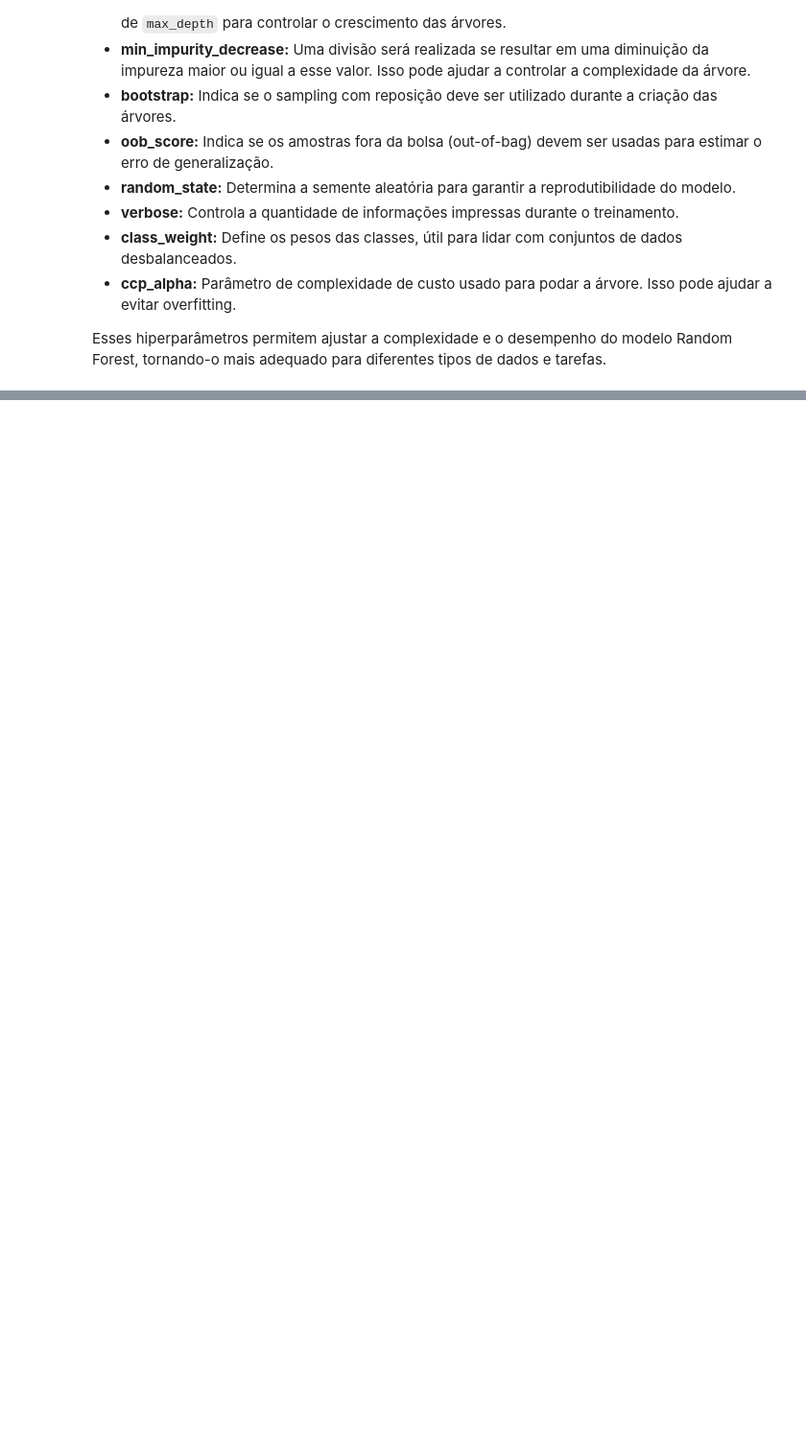
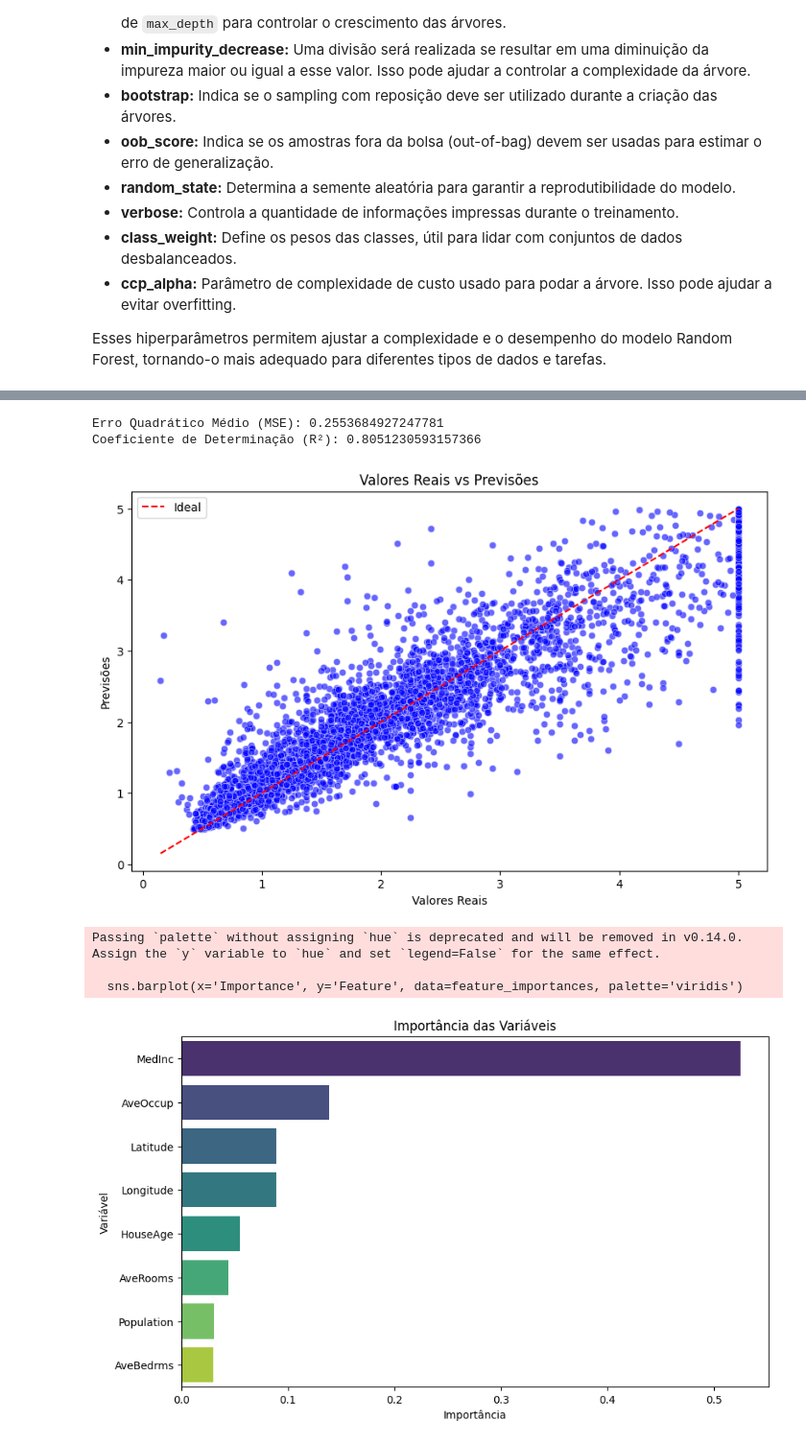
Before and after one commit to enzoschitini/machine-learning, a Jupyter notebook: Random Forest/Random Forest.ipynb, the cells around one changed output, grey strips where cells are left out. Shown: that part at 96% size. Cells and saved outputs as stored; diff of their text form; code cells hidden in the pictures; blank space fills up the shorter version.

```diff
--- a/Random Forest/Random Forest.ipynb
+++ b/Random Forest/Random Forest.ipynb
@@ -84,0 +166,79 @@ Esses hiperparâmetros permitem ajustar a complexidade e o desempenho do modelo
+# %%
+import pandas as pd
+import matplotlib.pyplot as plt
+import seaborn as sns
+from sklearn.datasets import fetch_california_housing
+from sklearn.model_selection import train_test_split
+from sklearn.ensemble import RandomForestRegressor
+from sklearn.metrics import mean_squared_error, r2_score
+
+# Carregar o dataset California Housing
+california = fetch_california_housing(as_frame=True)
+data = california.frame
+
+# Separar variáveis independentes (X) e dependente (y)
+X = data.drop(columns='MedHouseVal')  # Variáveis independentes
+y = data['MedHouseVal']              # Variável alvo (valor médio das casas)
+
+# Dividir o dataset em treino e teste
+X_train, X_test, y_train, y_test = train_test_split(X, y, test_size=0.2, random_state=42)
+
+# Criar o modelo Random Forest Regressor
+model = RandomForestRegressor(n_estimators=100, random_state=42)
+
+# Treinar o modelo
+model.fit(X_train, y_train)
+
+# Fazer previsões
+y_pred = model.predict(X_test)
+
+# Avaliar o modelo
+mse = mean_squared_error(y_test, y_pred)
+r2 = r2_score(y_test, y_pred)
+
+# Exibir métricas
+print("Erro Quadrático Médio (MSE):", mse)
+print("Coeficiente de Determinação (R²):", r2)
+
+# Gráfico 1: Previsões vs Valores Reais
+plt.figure(figsize=(10, 6))
+sns.scatterplot(x=y_test, y=y_pred, alpha=0.6, color='blue')
+plt.plot([y_test.min(), y_test.max()], [y_test.min(), y_test.max()], color='red', linestyle='--', label='Ideal')
+plt.xlabel('Valores Reais')
+plt.ylabel('Previsões')
+plt.title('Valores Reais vs Previsões')
+plt.legend()
+plt.show()
+
+# Importância das variáveis
+feature_importances = pd.DataFrame({
+    'Feature': X.columns,
+    'Importance': model.feature_importances_
+}).sort_values(by='Importance', ascending=False)
+
+# Gráfico 2: Importância das Variáveis
+plt.figure(figsize=(10, 6))
+sns.barplot(x='Importance', y='Feature', data=feature_importances, palette='viridis')
+plt.title('Importância das Variáveis')
+plt.xlabel('Importância')
+plt.ylabel('Variável')
+plt.show()
+
+# Gráfico 3: Erros Residuais
+residuals = y_test - y_pred
+plt.figure(figsize=(10, 6))
+sns.histplot(residuals, kde=True, bins=30, color='purple')
+plt.title('Distribuição dos Erros Residuais')
+plt.xlabel('Erro Residual')
+plt.ylabel('Frequência')
+plt.axvline(0, color='red', linestyle='--', label='Erro Zero')
+plt.legend()
+plt.show()
+# %% [output]
+Erro Quadrático Médio (MSE): 0.2553684927247781
+Coeficiente de Determinação (R²): 0.8051230593157366
+[figure, added]
+Passing `palette` without assigning `hue` is deprecated and will be removed in v0.14.0. Assign the `y` variable to `hue` and set `legend=False` for the same effect.
+
+  sns.barplot(x='Importance', y='Feature', data=feature_importances, palette='viridis')
+[figure, added]
```
Also changed, not shown: parts of 4 cells of this notebook, 1 other file.
